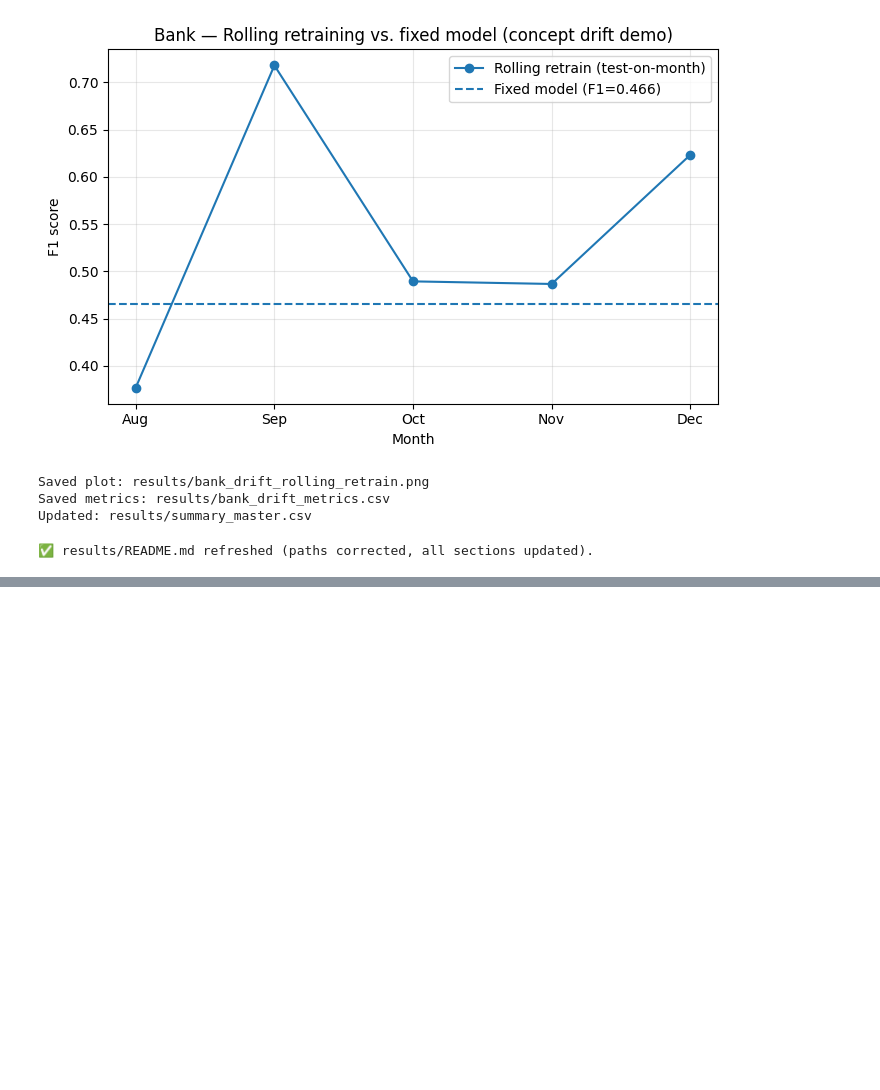
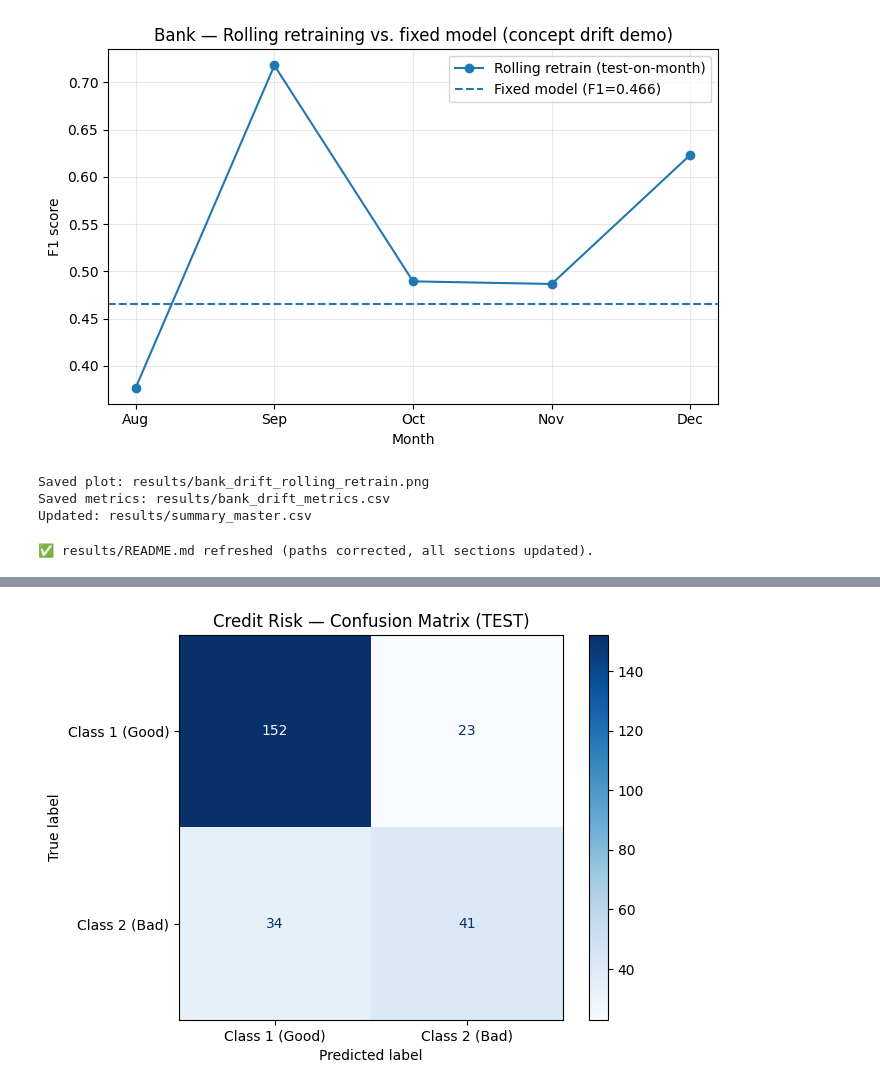
Before and after one commit to Suraalani79/msc-dissertation-2025, a Jupyter notebook: framework.ipynb, the cells around one changed output, grey strips where cells are left out. Cells and saved outputs as stored; diff of their text form; code cells hidden in the pictures; blank space fills up the shorter version.

```diff
--- a/framework.ipynb
+++ b/framework.ipynb
@@ -2889,3 +2889,89 @@ files.download(zip_name)
 ✅ Added: results/MASTER_RESULTS_SUMMARY.md
 [interactive output not drawn]
 [interactive output not drawn]
+# %%
+# === STEP 19: Error Analysis (Credit Risk) ===
+import numpy as np, pandas as pd
+from pathlib import Path
+import matplotlib.pyplot as plt
+from sklearn.model_selection import train_test_split
+from sklearn.pipeline import Pipeline
+from sklearn.compose import ColumnTransformer
+from sklearn.preprocessing import OneHotEncoder, StandardScaler
+from sklearn.impute import SimpleImputer
+from sklearn.linear_model import LogisticRegression
+from sklearn.metrics import confusion_matrix, ConfusionMatrixDisplay
+
+RESULTS_DIR = Path("results")
+RESULTS_DIR.mkdir(exist_ok=True)
+
+# --- 1) Train/test split
+X = credit_df.drop(columns=["target"])
+y = credit_df["target"].astype(int)
+X_tr, X_te, y_tr, y_te = train_test_split(X, y, test_size=0.25, random_state=42, stratify=y)
+
+# --- 2) Preprocessing
+cat_cols = [c for c in X.columns if X[c].dtype == "object"]
+num_cols = [c for c in X.columns if c not in cat_cols]
+preprocess = ColumnTransformer(
+    transformers=[
+        ("num", Pipeline([("imp", SimpleImputer(strategy="median")),
+                          ("sc", StandardScaler())]), num_cols),
+        ("cat", Pipeline([("imp", SimpleImputer(strategy="most_frequent")),
+                          ("ohe", OneHotEncoder(handle_unknown="ignore"))]), cat_cols),
+    ],
+    remainder="drop"
+)
+
+# --- 3) Train logistic regression
+clf = Pipeline([("prep", preprocess), ("clf", LogisticRegression(max_iter=2000))])
+clf.fit(X_tr, y_tr)
+
+# --- 4) Predictions + confusion matrix
+y_pred = clf.predict(X_te)
+cm = confusion_matrix(y_te, y_pred, labels=[1,2])  # classes are 1,2
+disp = ConfusionMatrixDisplay(confusion_matrix=cm, display_labels=["Class 1 (Good)", "Class 2 (Bad)"])
+disp.plot(cmap="Blues")
+plt.title("Credit Risk — Confusion Matrix (TEST)")
+plt.tight_layout()
+cm_png = RESULTS_DIR / "credit_error_analysis_cm.png"
+plt.savefig(cm_png, dpi=150); plt.show()
+print("Saved confusion matrix:", cm_png)
+
+# --- 5) Extract error cases
+proba = clf.predict_proba(X_te)
+pred_df = pd.DataFrame({
+    "true": y_te,
+    "pred": y_pred,
+    "proba_class2": proba[:, list(clf.classes_).index(2)]
+}, index=X_te.index)
+
+# Mark errors
+pred_df["error_type"] = np.where(
+    (pred_df["true"] != pred_df["pred"]) & (pred_df["pred"] == 2), "False Positive",
+    np.where((pred_df["true"] != pred_df["pred"]) & (pred_df["pred"] == 1), "False Negative", "Correct")
+)
+
+# Save only errors
+errors = pd.concat([X_te, pred_df], axis=1).query("error_type != 'Correct'")
+errors_csv = RESULTS_DIR / "credit_error_cases.csv"
+errors.to_csv(errors_csv, index=False)
+print("Saved error cases CSV:", errors_csv)
+
+# --- 6) Append to summary_master.csv
+row = pd.DataFrame([{
+    "task": "Credit Risk Error Analysis",
+    "n_errors": int((pred_df['error_type'] != 'Correct').sum()),
+    "cm_png": str(cm_png),
+    "errors_csv": str(errors_csv),
+}])
+master_path = RESULTS_DIR / "summary_master.csv"
+if master_path.exists():
+    master = pd.read_csv(master_path)
+    master = pd.concat([master, row], ignore_index=True)
+else:
+    master = row
+master.to_csv(master_path, index=False)
+print("Updated:", master_path)
+# %% [output]
+[figure, added]
```
Also changed, not shown: parts of 2 cells of this notebook.
